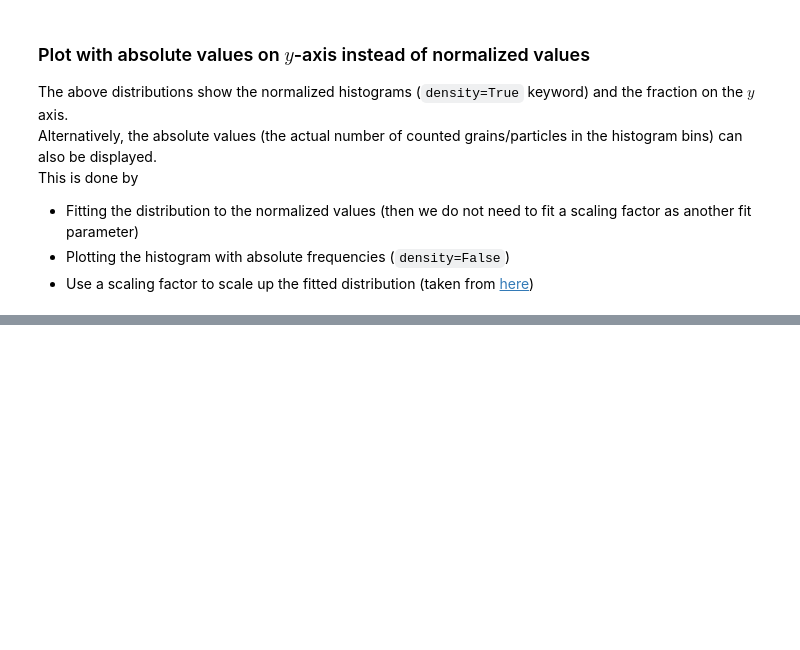
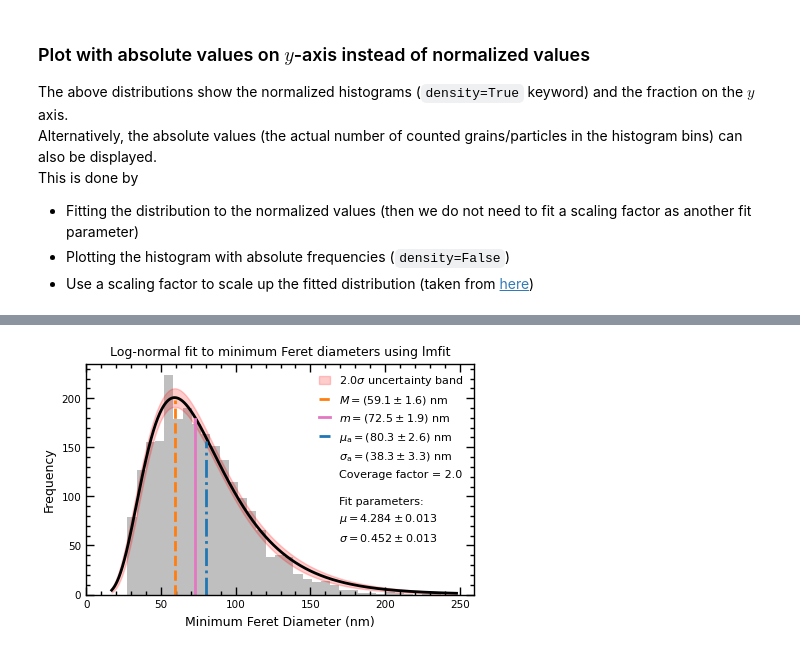
Before and after one commit to lukmuk/particle-size-distribution, a Jupyter notebook: Particle-Size-Distribution.ipynb, the cells around one changed output, grey strips where cells are left out. Cells and saved outputs as stored; diff of their text form; code cells hidden in the pictures; blank space fills up the shorter version.

Commit message:
add lmfit

```diff
--- a/Particle-Size-Distribution.ipynb
+++ b/Particle-Size-Distribution.ipynb
@@ -419,0 +438,95 @@ Std. dev.:       36.6+/-1.2
+# %%
+# Normalize histogram True/False
+# Changes the values on the y axis from absolute to normalized values
+normalize_histogram = False
+# %%
+# Create plot
+fig, ax = plt.subplots(figsize=(5, 3))
+
+# Histogram, set density=True to normalize
+n, bins, patches = ax.hist(data, bins='auto', density=normalize_histogram, facecolor = 'grey', alpha = 0.5, label=None)
+centers = (0.5*(bins[1:]+bins[:-1]))
+
+# Fit model using lmfit
+model = models.LognormalModel()
+params = model.make_params(center=1, sigma=1, amplitude=1)
+#params['amplitude'].vary = False # Fix parameter
+
+result = model.fit(n, params, x=centers)
+print(result.fit_report())
+
+# interpolated lmfit
+xmin, xmax = ax.get_xlim()
+x = np.linspace(xmin, xmax, 1000)
+y_eval = model.eval(result.params, x=x)
+
+ax.plot(x, y_eval, c='k')
+
+# normal distribution, ~95% confidence level
+coverage_factor = 2.0
+
+# confidence band, 95% sigma=2
+dely = result.eval_uncertainty(x=x, params=result.params, sigma=coverage_factor)
+ax.fill_between(x, y_eval-dely, y_eval+dely,
+                color="red",
+                alpha=0.2,
+                label=rf'{coverage_factor}$\sigma$ uncertainty band')
+
+# Add fit parameters (mu, sigma, mode) as labels
+# Errors are from lmfit uvars
+mu, sigma = result.uvars['center'], result.uvars['sigma']
+
+muStar = exp(mu)
+sigStar = exp(sigma)
+confidence68 = (muStar/sigStar, muStar*sigStar)
+confidence95 = (muStar/sigStar**2, muStar*sigStar**2)
+
+mode = exp(mu - sigma ** 2)
+median = exp(mu)
+mean = exp(mu + sigma ** 2 / 2)
+std = exp(mu + sigma**2/2) * sqrt(exp(sigma**2)-1)
+
+print(f'Mode:\t\t {mode}')
+print(f'Median:\t\t {median}')
+print(f'Mean:\t\t {mean}')
+print(f'Std. dev.:\t {std}')
+print(f'Coverage factor:\t{coverage_factor}')
+#print(f'68% conf. intervall: {np.round(confidence68[0].nominal_value)}+/-{np.round(confidence68[0].std_dev)} to {np.round(confidence68[1].nominal_value)}+/-{np.round(confidence68[1].std_dev)}')
+#print(f'95% conf. intervall: {np.round(confidence95[0].nominal_value)}+/-{np.round(confidence95[0].std_dev)} to {np.round(confidence95[1].nominal_value)}+/-{np.round(confidence95[1].std_dev)}')
+
+# Plot labels
+lb_std = rf'$\sigma_\mathregular{{a}} = ({np.round(std.nominal_value,1)} \pm {np.round(coverage_factor*std.std_dev,1)})$ nm'
+lb_mean = rf'$\mu_\mathregular{{a}} = ({np.round(mean.nominal_value,1)} \pm {np.round(coverage_factor*mean.std_dev,1)})$ nm'
+lb_mode = rf'$M = ({np.round(mode.nominal_value,1)} \pm {np.round(coverage_factor*mode.std_dev,1)})$ nm'
+lb_median = rf'$m = ({np.round(median.nominal_value,1)} \pm {np.round(coverage_factor*median.std_dev,1)})$ nm'
+lb_mu = f'$\mu = {np.round(mu.nominal_value,3)} \pm {np.round(mu.std_dev,3)}$'
+lb_sig = f'$\sigma = {np.round(sigma.nominal_value,3)} \pm {np.round(sigma.std_dev,3)}$'
+lb_cov = f'Coverage factor = {coverage_factor}'
+
+# Add vertical markers for positions of calculated properties
+# Mode
+ax.plot([mode.nominal_value, mode.nominal_value], [0, pdf(mode.nominal_value, *pars)*scaling_factor], c='tab:orange', ls='--', label=lb_mode)
+
+# Median
+ax.plot([median.nominal_value, median.nominal_value], [0, pdf(median.nominal_value, *pars)*scaling_factor], c='tab:pink', ls='-', label=lb_median)
+
+# Mean
+ax.plot([mean.nominal_value, mean.nominal_value], [0, pdf(mean.nominal_value, *pars)*scaling_factor], c='tab:blue', ls='-.', label=lb_mean)
+
+# Gemerate empty plots, so that fit parameters are added in legend
+plt.plot([], [], ' ', label=lb_std)
+plt.plot([], [], ' ', label=lb_cov)
+plt.plot([], [], ' ', label='\nFit parameters:')
+plt.plot([], [], ' ', label=lb_mu)
+plt.plot([], [], ' ', label=lb_sig)
+
+# Cosmetics
+ax.set_title(f'Log-normal fit to minimum Feret diameters using lmfit', fontsize=9)
+ax.set_xlabel('Minimum Feret Diameter (nm)', fontsize=9)
+ax.set_ylabel("Frequency", fontsize=9)
+plt.tick_params(axis='both', which='major', labelsize=7.5)
+
+ax.set_xlim(0,)
+
+ax.legend(loc='best', handlelength=1, fontsize=8, ncol=1, columnspacing=0.1)
+# %% [output]
@@ -419,0 +551 @@ Std. dev.:       36.6+/-1.2
+[figure, added]
```
Also changed, not shown: parts of 25 cells of this notebook, 7 other files.
